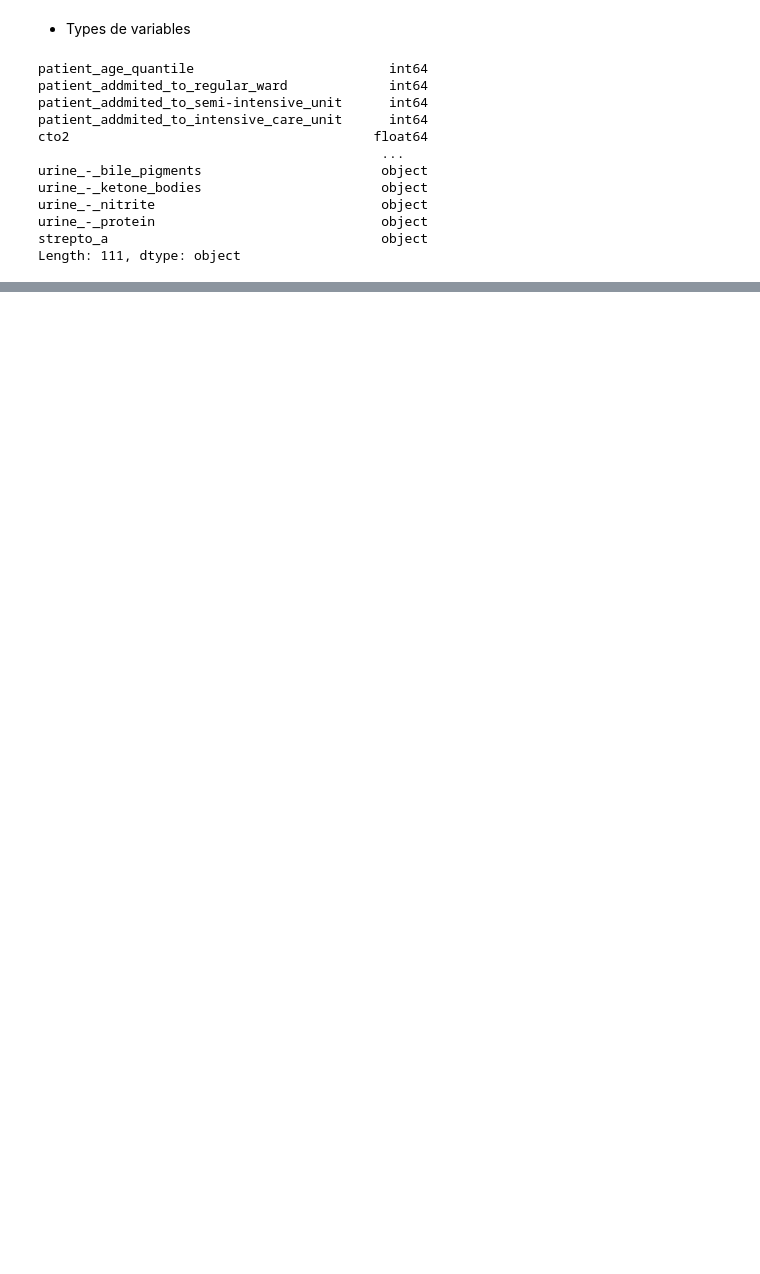
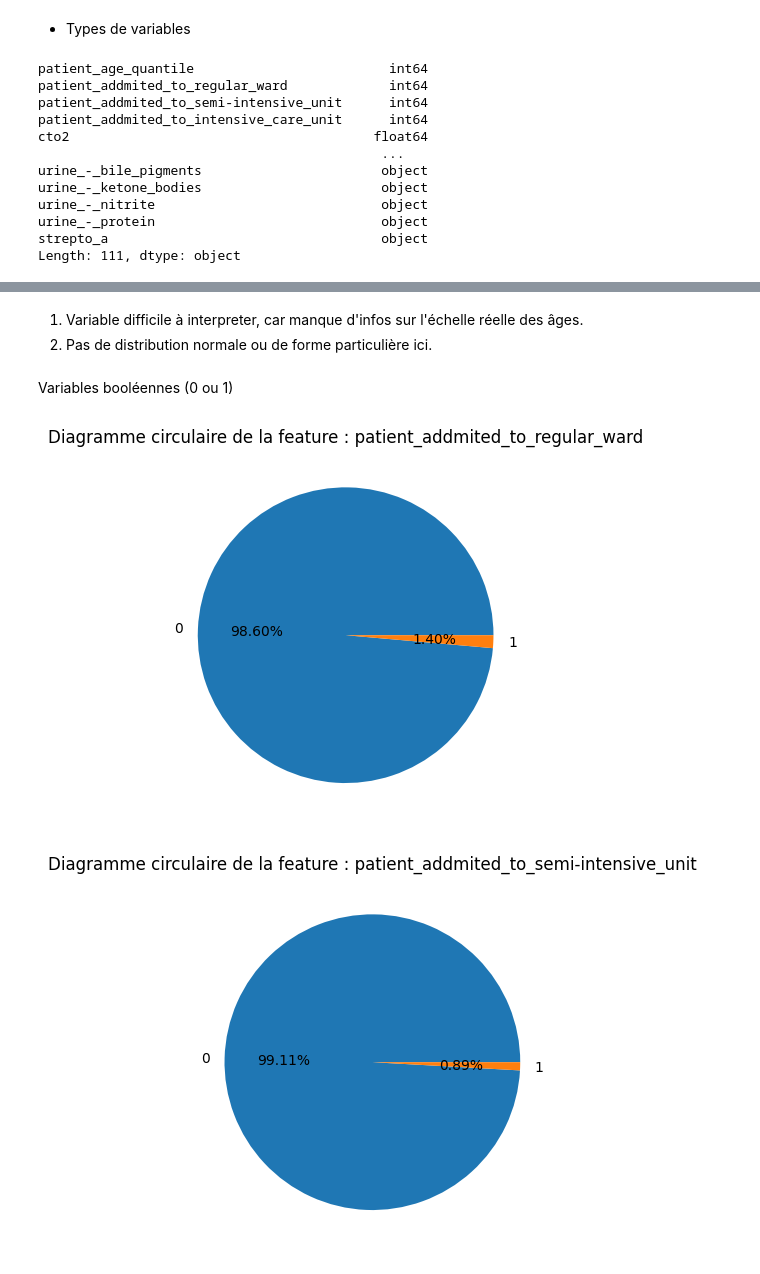
Before and after one commit to chanwinharold/COVID_19_-_DATA_SCIENCE_PROJECT, a Jupyter notebook: notebook.ipynb, the cells around one changed output, grey strips where cells are left out. Drawn from its saved outputs; the diff is of its cells as text; code cells hidden in the pictures; blank space fills up the shorter version.

```diff
--- a/notebook.ipynb
+++ b/notebook.ipynb
@@ -116,0 +167,20 @@ Length: 111, dtype: object
+# %% [markdown]
+1. Variable difficile à interpreter, car manque d'infos sur l'échelle réelle des âges.
+2. Pas de distribution normale ou de forme particulière ici.
+# %% [markdown]
+Variables booléennes (0 ou 1)
+# %%
+columns = [
+    "patient_addmited_to_regular_ward",
+    "patient_addmited_to_semi-intensive_unit",
+    "patient_addmited_to_intensive_care_unit"
+]
+for col in columns:
+    feature_grouped = df.groupby(col)[col].count()
+
+    plt.title(f"Diagramme circulaire de la feature : {col}")
+    plt.pie(x=feature_grouped.values, labels=feature_grouped.index, autopct="%.2f%%")
+    plt.show()
+# %% [output]
+[figure, added]
+[figure, added]
```
Also changed, not shown: parts of 21 cells of this notebook.
